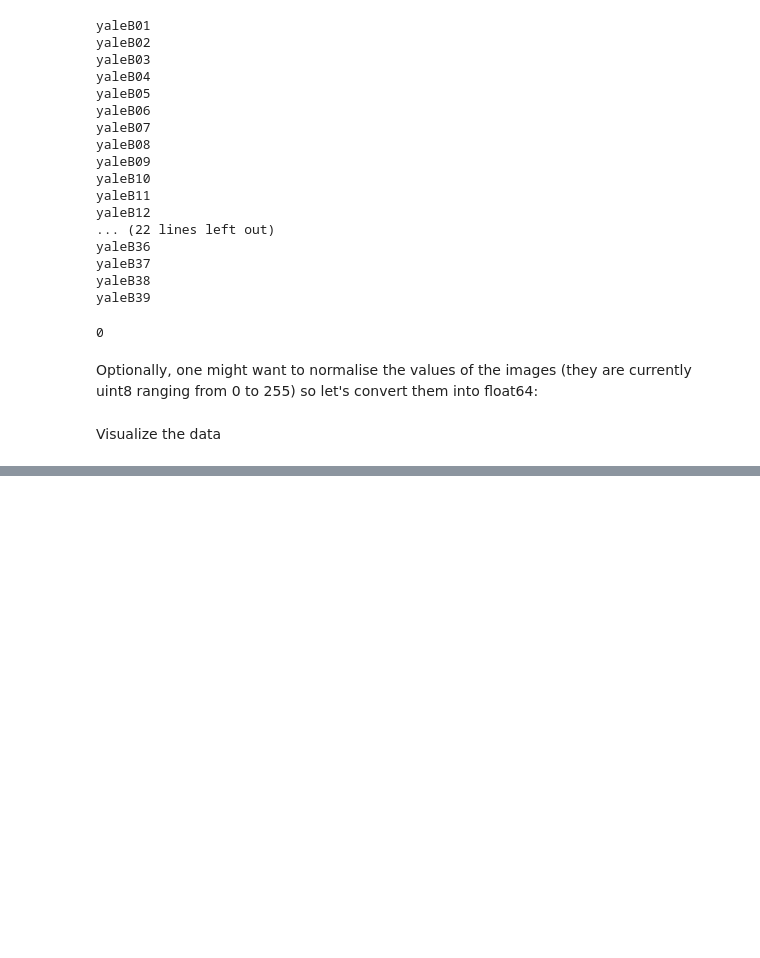
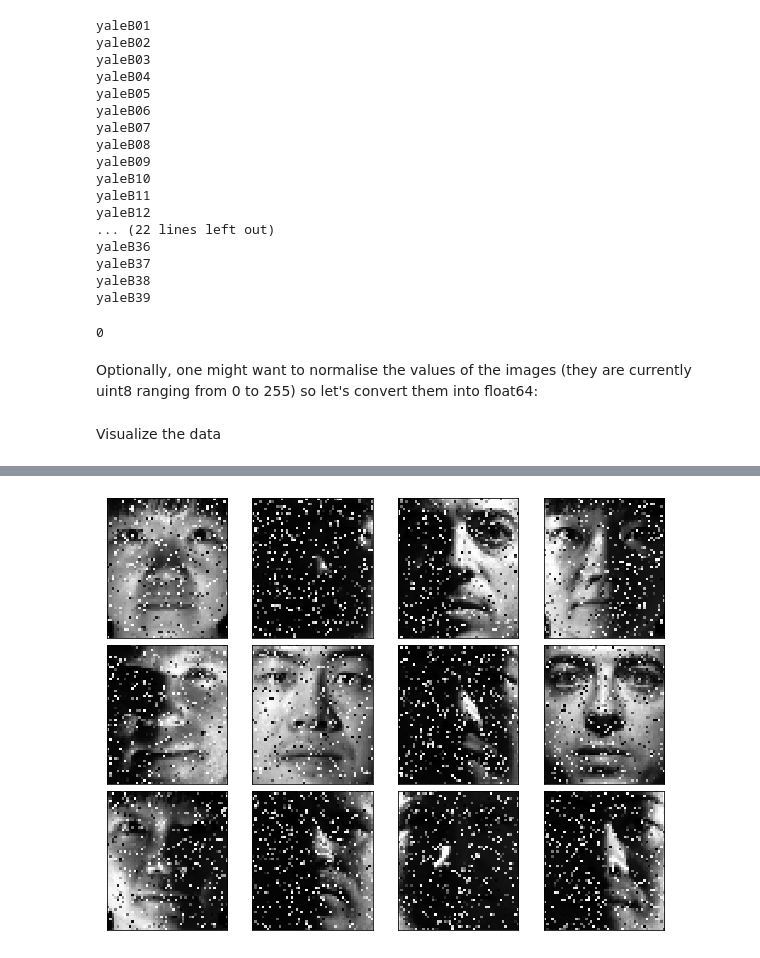
Before and after one commit to hansellperez/MATH578-personal, a Jupyter notebook: Lectures/YaleB__robustPCA.ipynb, the cells around one changed output, grey strips where cells are left out. Saved outputs shown, nothing was run; the diff lists cells and outputs as text; code cells hidden in the pictures; blank space fills up the shorter version.

```diff
--- a/Lectures/YaleB__robustPCA.ipynb
+++ b/Lectures/YaleB__robustPCA.ipynb
@@ -195,0 +213,4 @@ visualise_images(X, 12, 4)
+# %%
+visualise_images(X, 12, 4)
+# %% [output]
+[figure, added]
```
Also changed, not shown: parts of 9 cells of this notebook, 1 other file.
